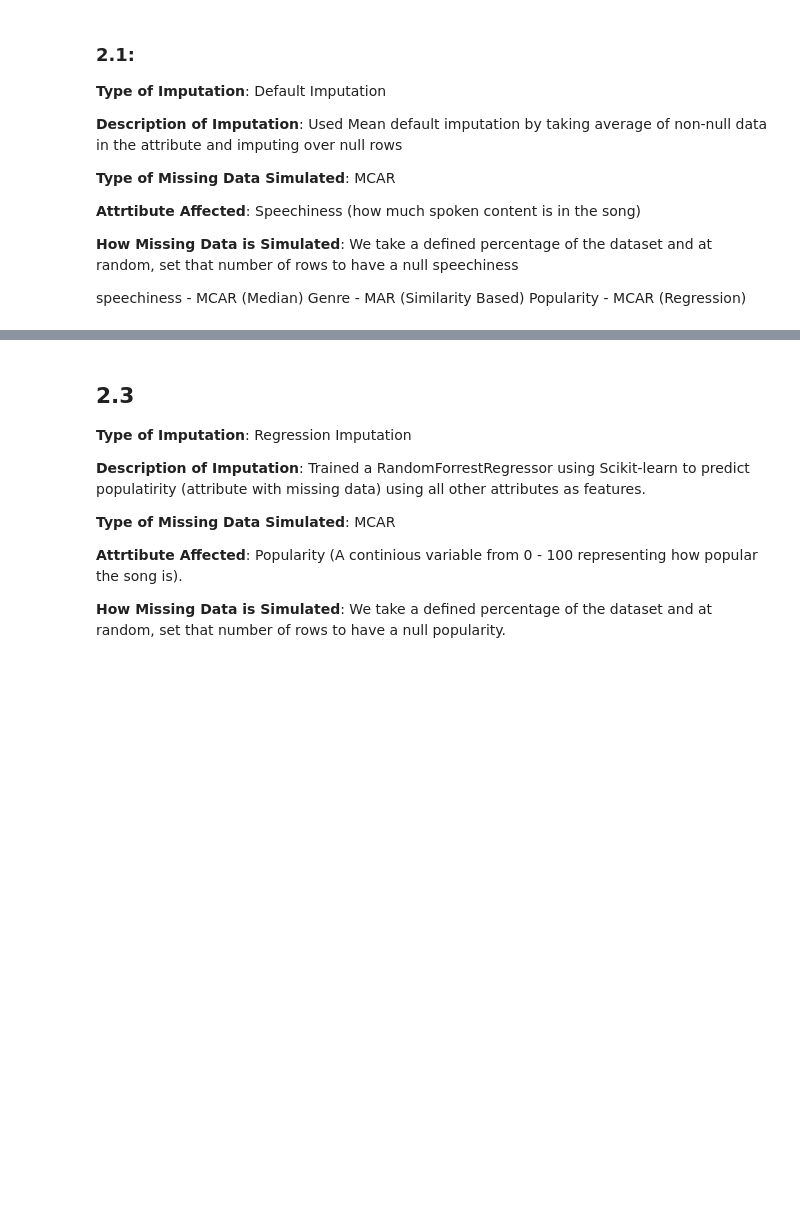
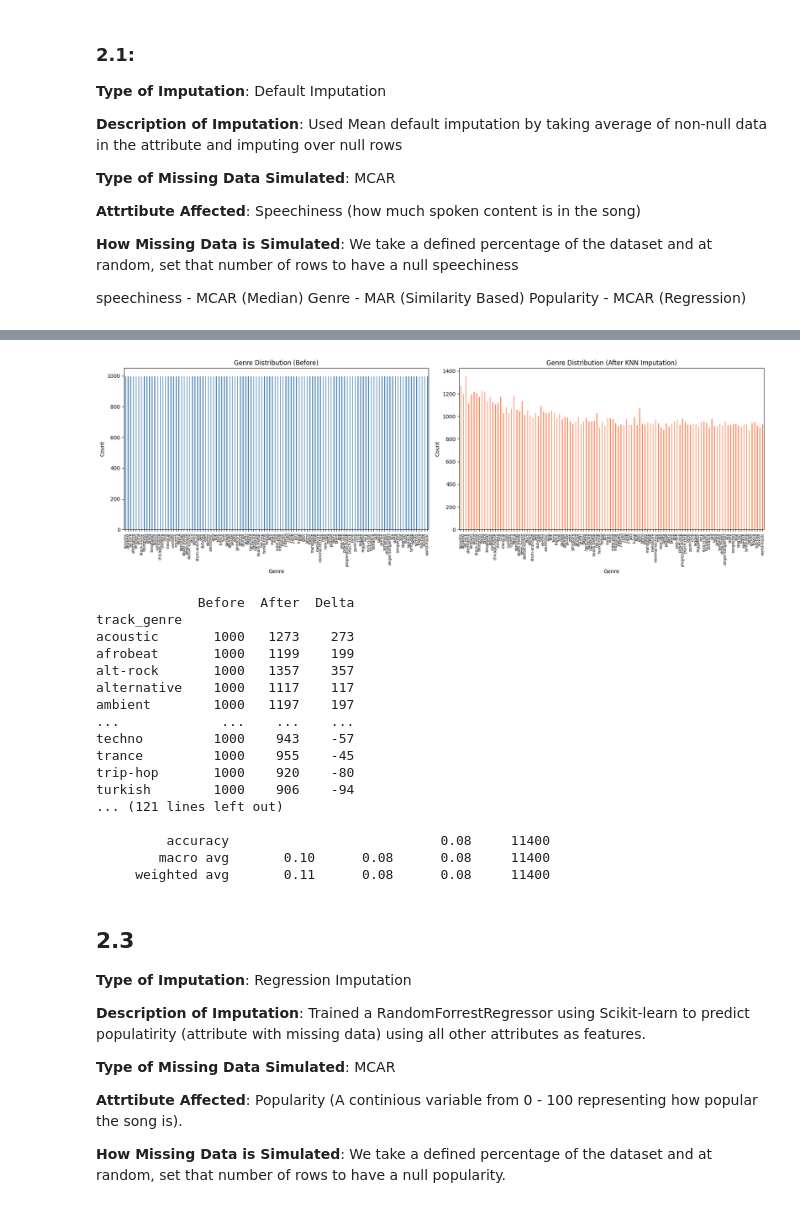
Before and after one commit to JCoji/DataScienceA2, a Jupyter notebook: A2.ipynb, the cells around one changed output, grey strips where cells are left out. Drawn from its saved outputs; the diff is of its cells as text; code cells hidden in the pictures; blank space fills up the shorter version.

```diff
--- a/A2.ipynb
+++ b/A2.ipynb
@@ -188,3 +248,65 @@ print(df[df['track_genre'].isna()].head()[['track_name', 'artists', 'popularity'
+# %%
+# Plot genre distribution before vs after imputation
+# Reconstruct full "before" distribution: original values for imputed rows + untouched rows
+before_full = pd.concat([
+    original_genre_values_mar,
+    df.loc[~df.index.isin(missing_indices_genre), 'track_genre']
+])
+
+before_counts = before_full.value_counts().sort_index()
+after_counts = df['track_genre'].value_counts().sort_index()
+
+fig, axes = plt.subplots(1, 2, figsize=(18, 6))
+
+before_counts.plot(kind='bar', ax=axes[0], color='steelblue', edgecolor='white')
+axes[0].set_title('Genre Distribution (Before)')
+axes[0].set_xlabel('Genre')
+axes[0].set_ylabel('Count')
+axes[0].tick_params(axis='x', rotation=90, labelsize=7)
+
+after_counts.plot(kind='bar', ax=axes[1], color='coral', edgecolor='white')
+axes[1].set_title('Genre Distribution (After KNN Imputation)')
+axes[1].set_xlabel('Genre')
+axes[1].set_ylabel('Count')
+axes[1].tick_params(axis='x', rotation=90, labelsize=7)
+
+plt.tight_layout()
+plt.show()
+
+# Compare counts before and after
+stats = pd.DataFrame({
+    'Before': before_counts,
+    'After': after_counts,
+}).fillna(0).astype(int)
+stats['Delta'] = stats['After'] - stats['Before']
+print(stats)
+
+# Evaluate KNN imputation against the original genre values that were hidden
+y_true = original_genre_values_mar
+y_pred = df.loc[missing_indices_genre, 'track_genre']  # read back from df using the exact indices we masked
+
+print(f"Accuracy: {accuracy_score(y_true, y_pred):.4f}")
+print()
+print(classification_report(y_true, y_pred))
+# %% [output]
+[figure, added]
+             Before  After  Delta
+track_genre
+acoustic       1000   1273    273
+afrobeat       1000   1199    199
+alt-rock       1000   1357    357
+alternative    1000   1117    117
+ambient        1000   1197    197
+...             ...    ...    ...
+techno         1000    943    -57
+trance         1000    955    -45
+trip-hop       1000    920    -80
+turkish        1000    906    -94
+... (121 lines left out)
+
+         accuracy                           0.08     11400
+        macro avg       0.10      0.08      0.08     11400
+     weighted avg       0.11      0.08      0.08     11400
 # %% [markdown]
 ## 2.3
 
```
Also changed, not shown: parts of 13 cells of this notebook.
